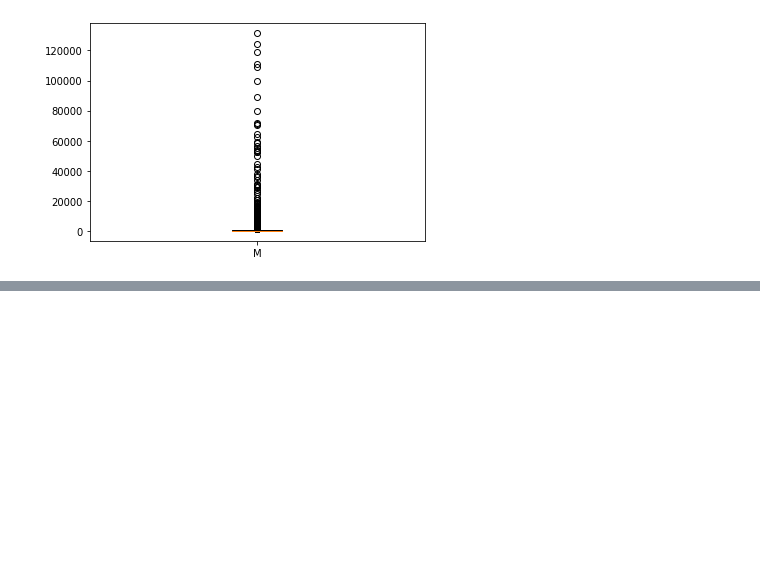
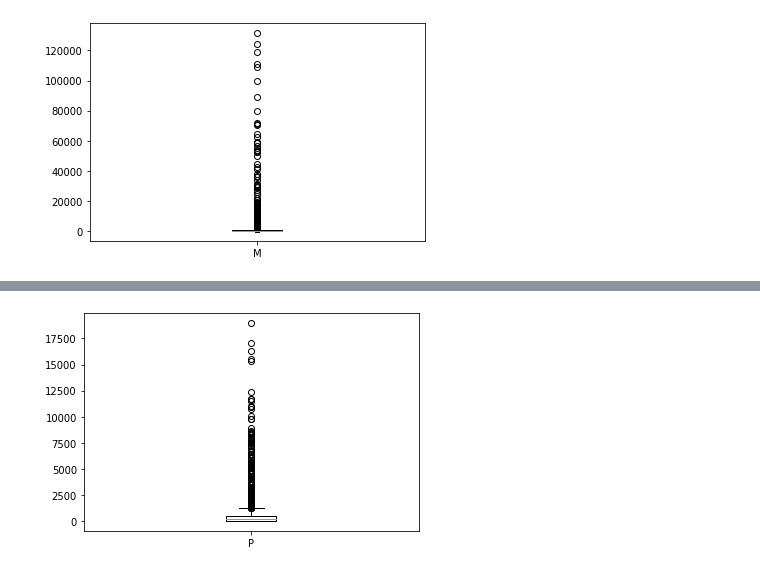
Before and after one commit to DarleneKo/life-expectancy-rates, a Jupyter notebook: master_data_cleaning.ipynb, the cells around one changed output, grey strips where cells are left out. Saved outputs shown, nothing was run; the diff lists cells and outputs as text; code cells hidden in the pictures; blank space fills up the shorter version.

```diff
--- a/master_data_cleaning.ipynb
+++ b/master_data_cleaning.ipynb
@@ -51,0 +66,7 @@ plt.show()
+# %%
+fig1, ax1 = plt.subplots()
+ax1.boxplot(percentage_expenditure)
+plt.xticks([1], 'Percentage Expenditure')
+plt.show()
+# %% [output]
+[figure, added]
```
Also changed, not shown: parts of 3 cells of this notebook.
